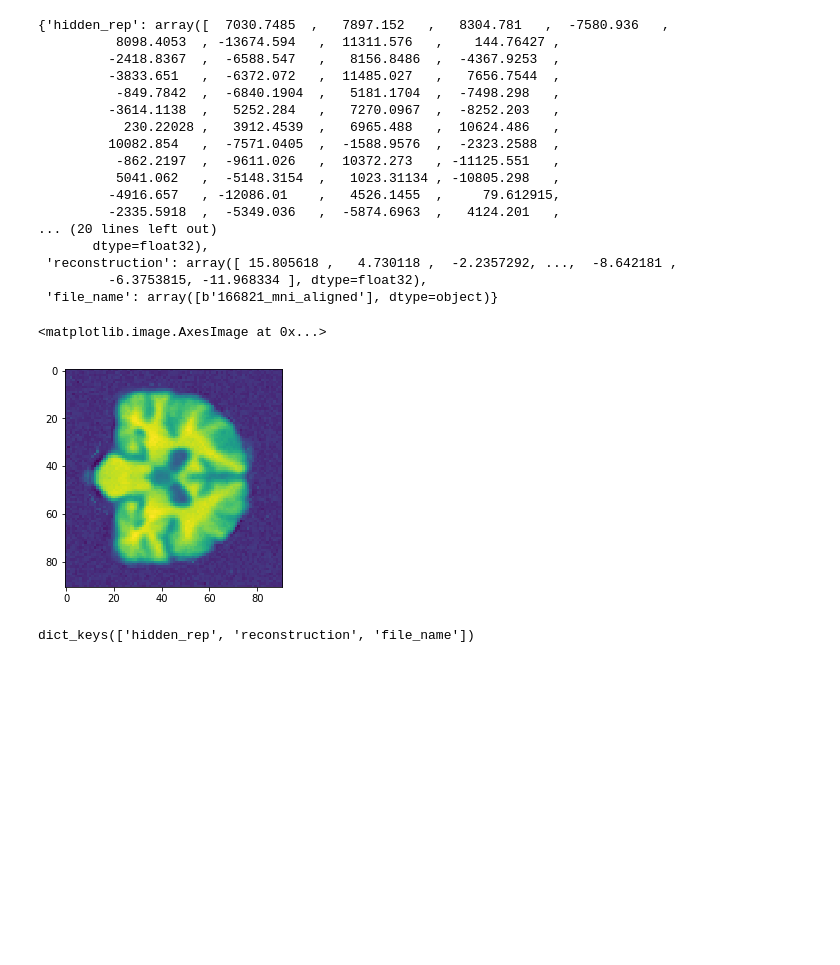
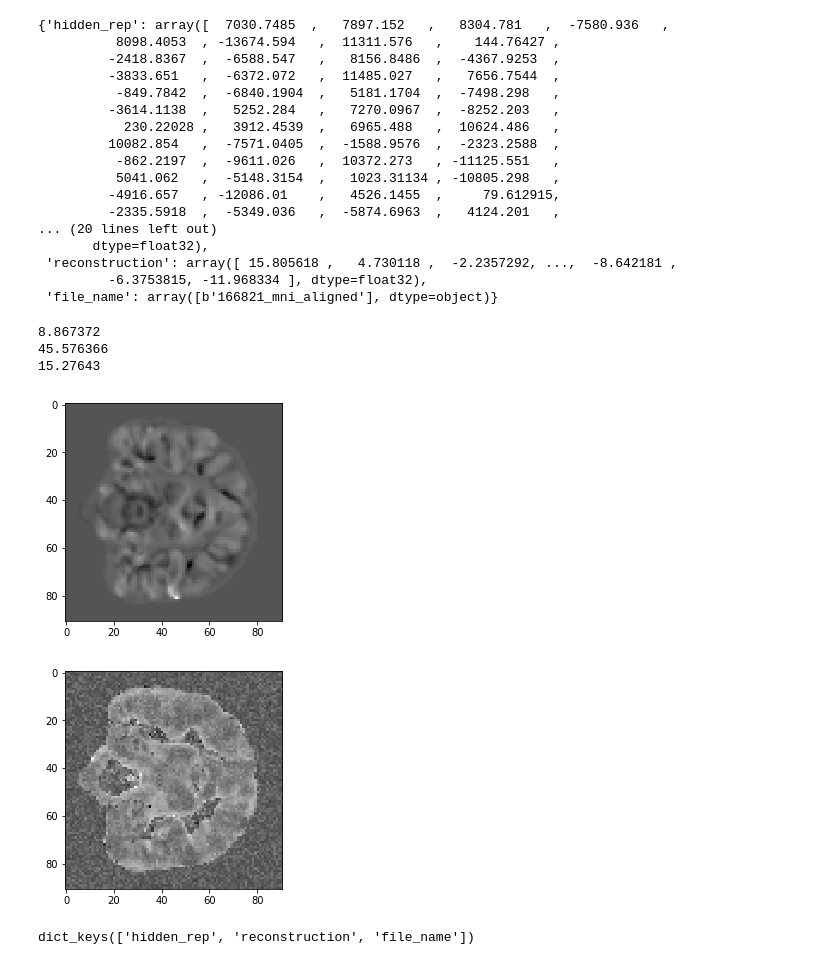
Before and after one commit to vwegmayr/brain-aging, a Jupyter notebook: notebooks/visualize_pair_pca.ipynb, the cells around one changed output. Cells and saved outputs as stored; diff of their text form; code cells hidden in the pictures; blank space fills up the shorter version.

```diff
--- a/notebooks/visualize_pair_pca.ipynb
+++ b/notebooks/visualize_pair_pca.ipynb
@@ -207,7 +210,9 @@ preds = est.predict(streamer.get_input_fn(False))
 # %%
+print(est.streamer)
+print(obj.streamer)
 c = 0
 for pred in preds:
     c += 1
-    if c > 2:
+    if c > 10:
         break
 # %% [output]
@@ -242,9 +241,22 @@ reco = pred["reconstruction"]
-# %%
-reco = np.reshape(reco, image_shape)
-plt.imshow(reco[:, 50, :])
-# %% [output]
-<matplotlib.image.AxesImage at 0x...>
-[figure, removed]
+# %%
+inp = pred["input"]
+reco = pred["decoding"]
+# %%
+reco = np.reshape(reco, image_shape)
+inp = np.reshape(inp, image_shape)
+dim = 50
+plt.imshow(inp[:, dim, :], cmap="gray")
+plt.figure()
+plt.imshow(reco[:, dim, :], cmap="gray")
+print(np.mean((inp - reco) ** 2))
+print(np.max(inp))
+print(np.max(reco))
+# %% [output]
+8.867372
+45.576366
+15.27643
+[figure, added]
+[figure, added]
 # %%
 pred.keys()
 # %% [output]
```
Also changed, not shown: parts of 12 cells of this notebook.
